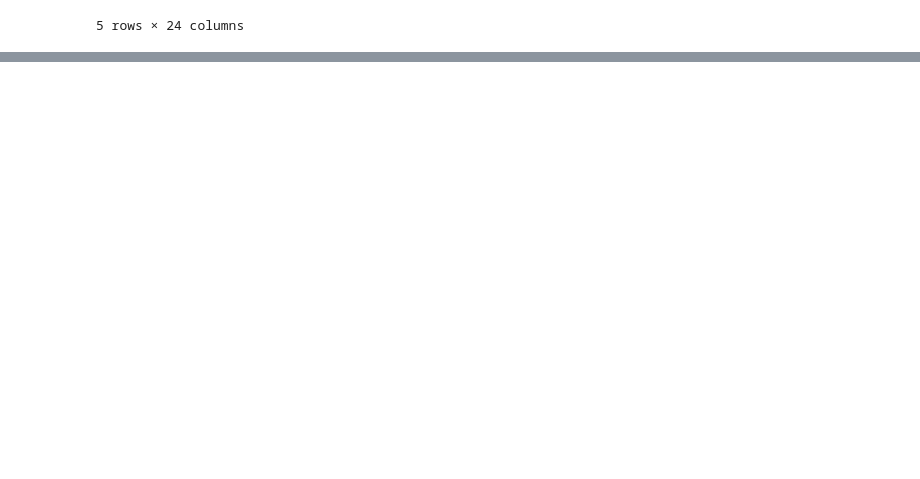
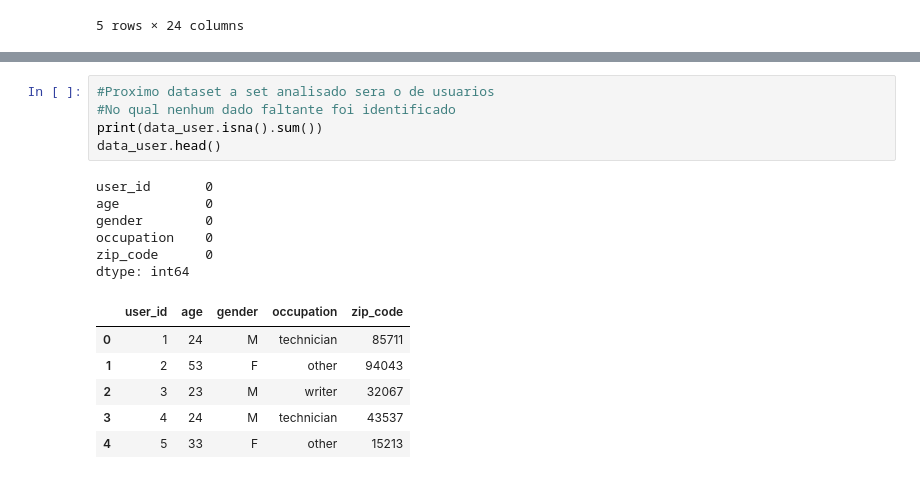
Before and after one commit to manassesj/imersaopet, a Jupyter notebook: Untitled-1.ipynb, the cells around one changed output, grey strips where cells are left out. Saved outputs shown, nothing was run; the diff lists cells and outputs as text; blank space fills up the shorter version.

```diff
--- a/Untitled-1.ipynb
+++ b/Untitled-1.ipynb
@@ -95,0 +119,18 @@ data_movie_copy.loc[data_movie_copy.isna().any(axis=1)]
+# %%
+#Proximo dataset a set analisado sera o de usuarios
+#No qual nenhum dado faltante foi identificado
+print(data_user.isna().sum())
+data_user.head()
+# %% [output]
+user_id       0
+age           0
+gender        0
+occupation    0
+zip_code      0
+dtype: int64
+|  | user_id | age | gender | occupation | zip_code |
+| 0 | 1 | 24 | M | technician | 85711 |
+| 1 | 2 | 53 | F | other | 94043 |
+| 2 | 3 | 23 | M | writer | 32067 |
+| 3 | 4 | 24 | M | technician | 43537 |
+| 4 | 5 | 33 | F | other | 15213 |
```
Also changed, not shown: parts of 10 cells of this notebook.
